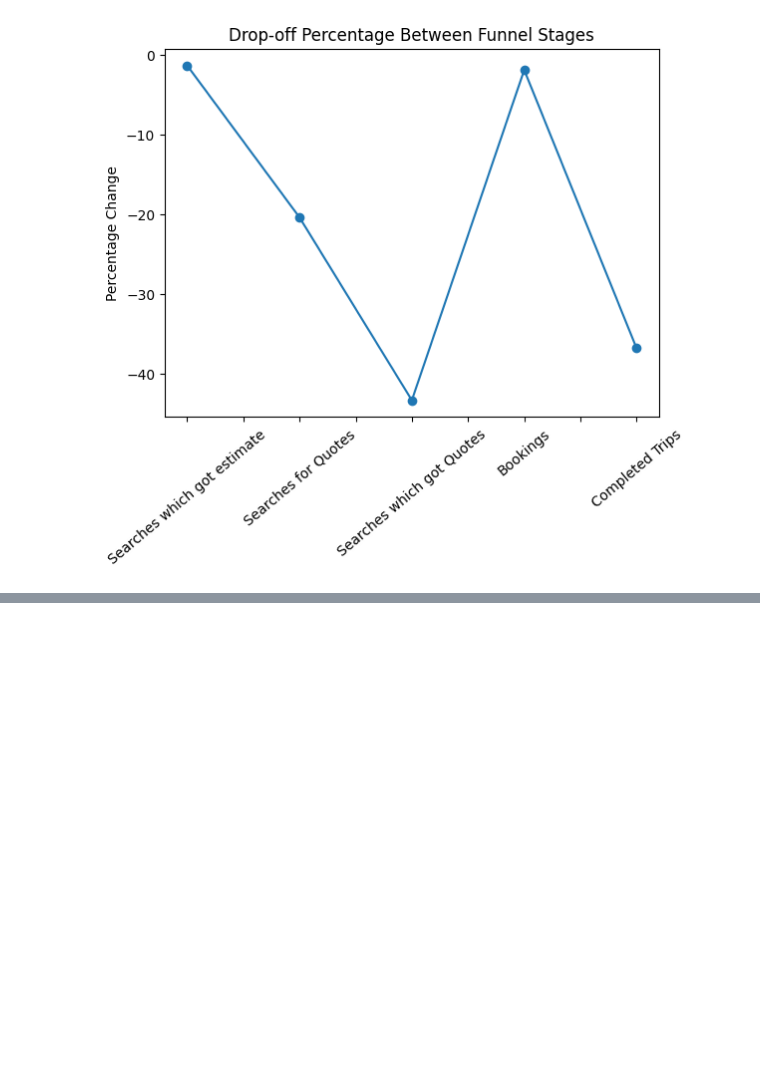
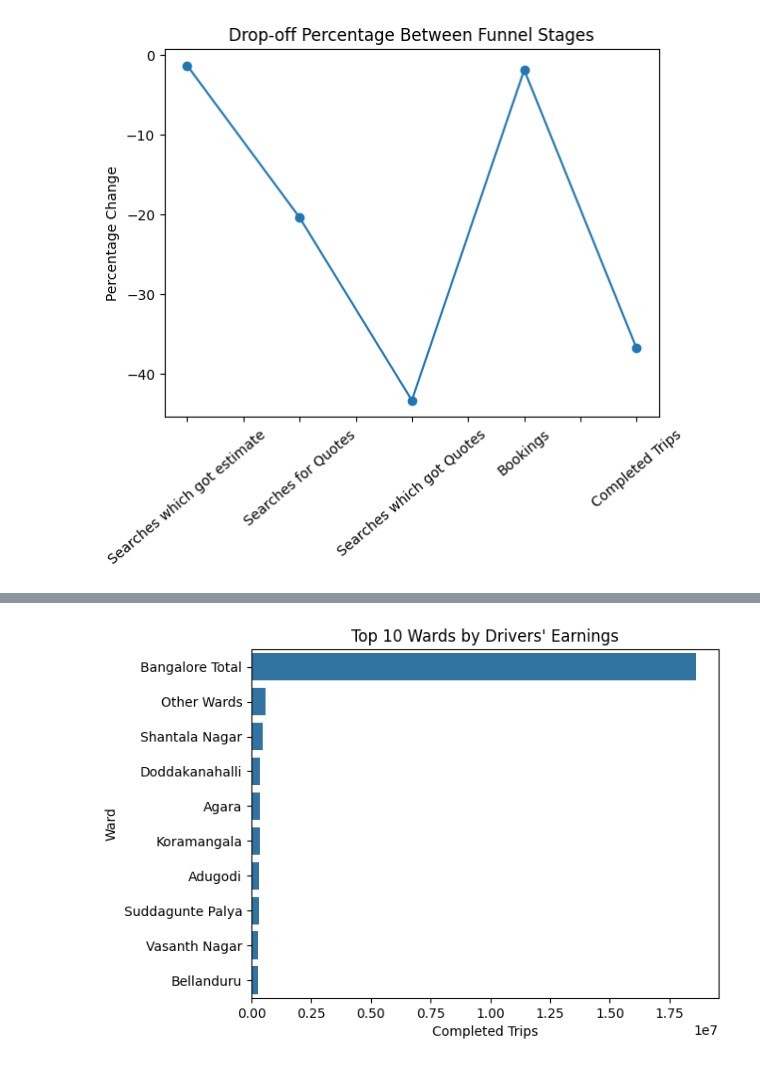
Before and after one commit to debjit11/Namma-Yatri-and-Uber-Analysis, a Jupyter notebook: yarti_main.ipynb, the cells around one changed output, grey strips where cells are left out. Saved outputs shown, nothing was run; the diff lists cells and outputs as text; code cells hidden in the pictures; blank space fills up the shorter version.

```diff
--- a/yarti_main.ipynb
+++ b/yarti_main.ipynb
@@ -144,0 +157,10 @@ plt.show()
+# %%
+sns.barplot(
+    x = "Completed Trips",
+    y = "Ward",
+    data=df.sort_values("Completed Trips",ascending=False).head(10)
+)
+plt.title("Top 10 Wards by Drivers' Earnings")
+plt.show()
+# %% [output]
+[figure, added]
```
Also changed, not shown: parts of 6 cells of this notebook.
